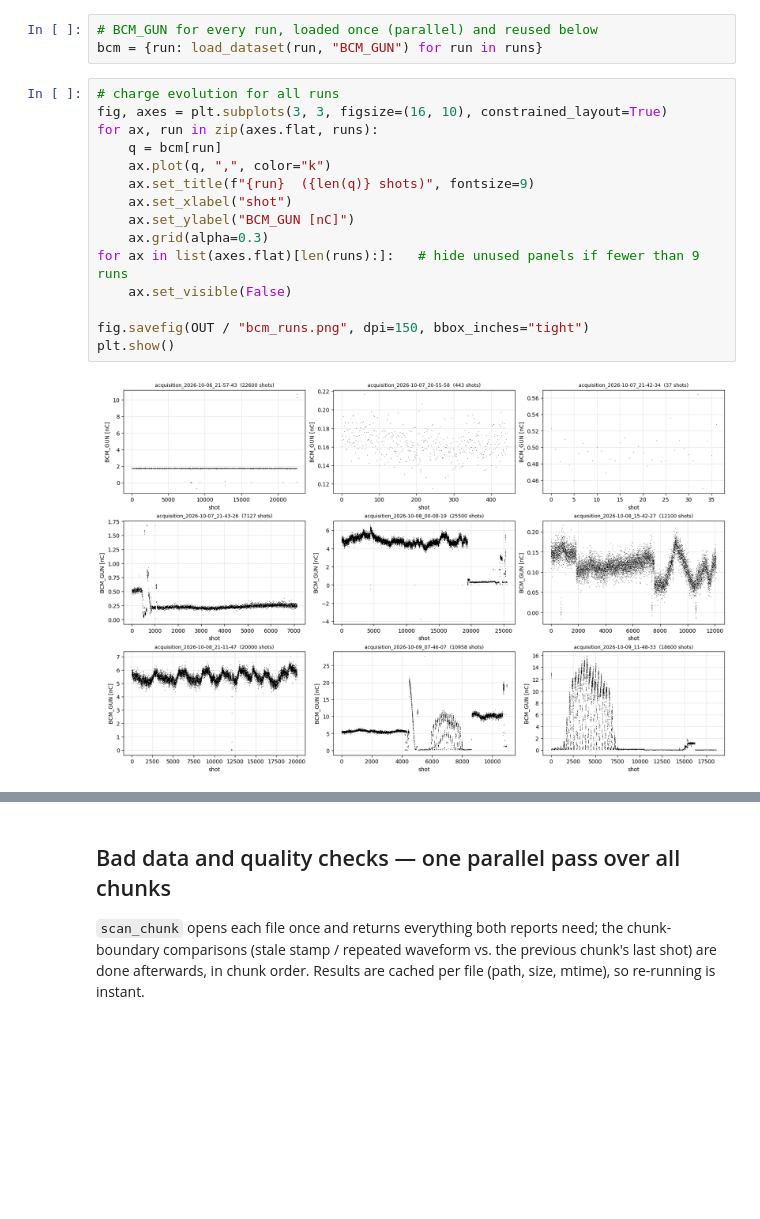
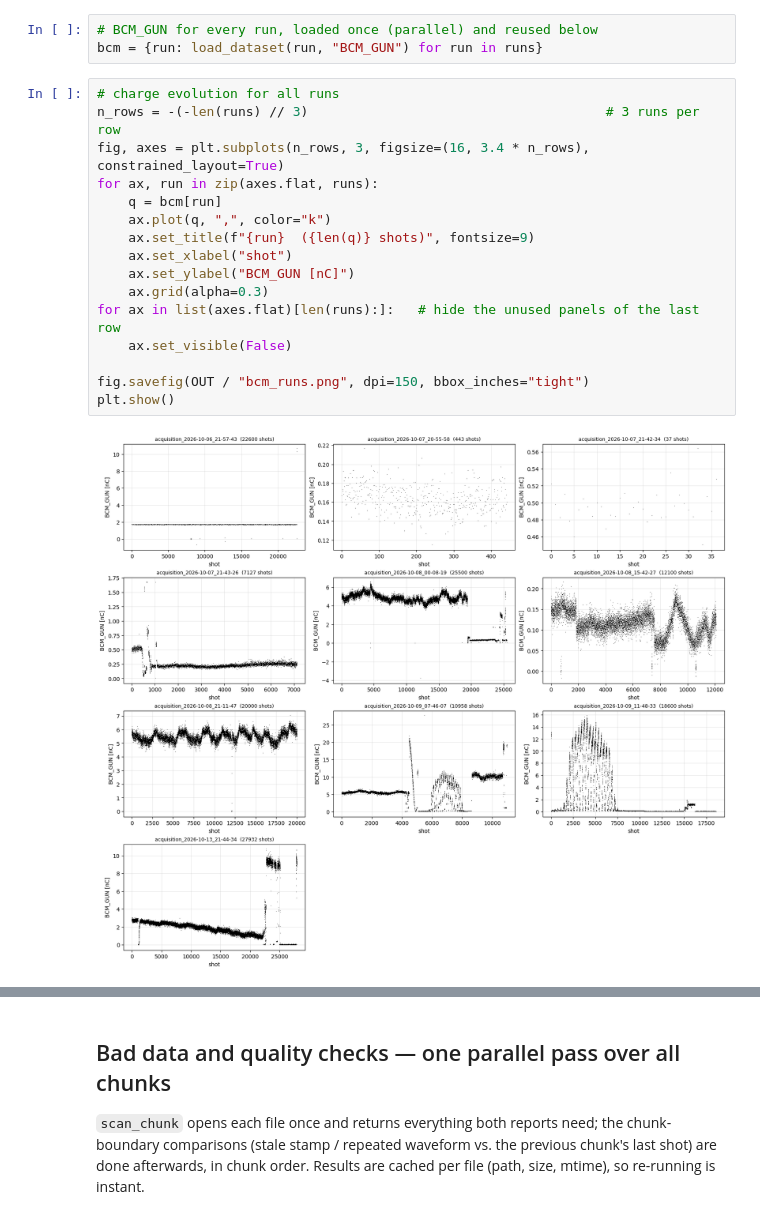
Before and after one commit to aghribi/artifact-hackathon-2026, a Jupyter notebook: challenges/optimisation/fast-approximate/notebooks/07_01_data_review_and_labelling_lustre.ipynb, the cells around one changed output, grey strips where cells are left out. Cells and saved outputs as stored; diff of their text form; blank space fills up the shorter version.

```diff
--- a/challenges/optimisation/fast-approximate/notebooks/07_01_data_review_and_labelling_lustre.ipynb
+++ b/challenges/optimisation/fast-approximate/notebooks/07_01_data_review_and_labelling_lustre.ipynb
@@ -184,21 +185,22 @@ print(name_map)
 bcm = {run: load_dataset(run, "BCM_GUN") for run in runs}
 # %%
 # charge evolution for all runs
-fig, axes = plt.subplots(3, 3, figsize=(16, 10), constrained_layout=True)
+n_rows = -(-len(runs) // 3)                                      # 3 runs per row
+fig, axes = plt.subplots(n_rows, 3, figsize=(16, 3.4 * n_rows), constrained_layout=True)
 for ax, run in zip(axes.flat, runs):
     q = bcm[run]
     ax.plot(q, ",", color="k")
     ax.set_title(f"{run}  ({len(q)} shots)", fontsize=9)
     ax.set_xlabel("shot")
     ax.set_ylabel("BCM_GUN [nC]")
     ax.grid(alpha=0.3)
-for ax in list(axes.flat)[len(runs):]:   # hide unused panels if fewer than 9 runs
+for ax in list(axes.flat)[len(runs):]:   # hide the unused panels of the last row
     ax.set_visible(False)
 
 fig.savefig(OUT / "bcm_runs.png", dpi=150, bbox_inches="tight")
 plt.show()
 # %% [output]
-[figure, old version]
+[figure, new version]
 # %%
 # cut a dataset to only keep the good data
 
```
Also changed, not shown: parts of 7 cells of this notebook, 16 other files.
